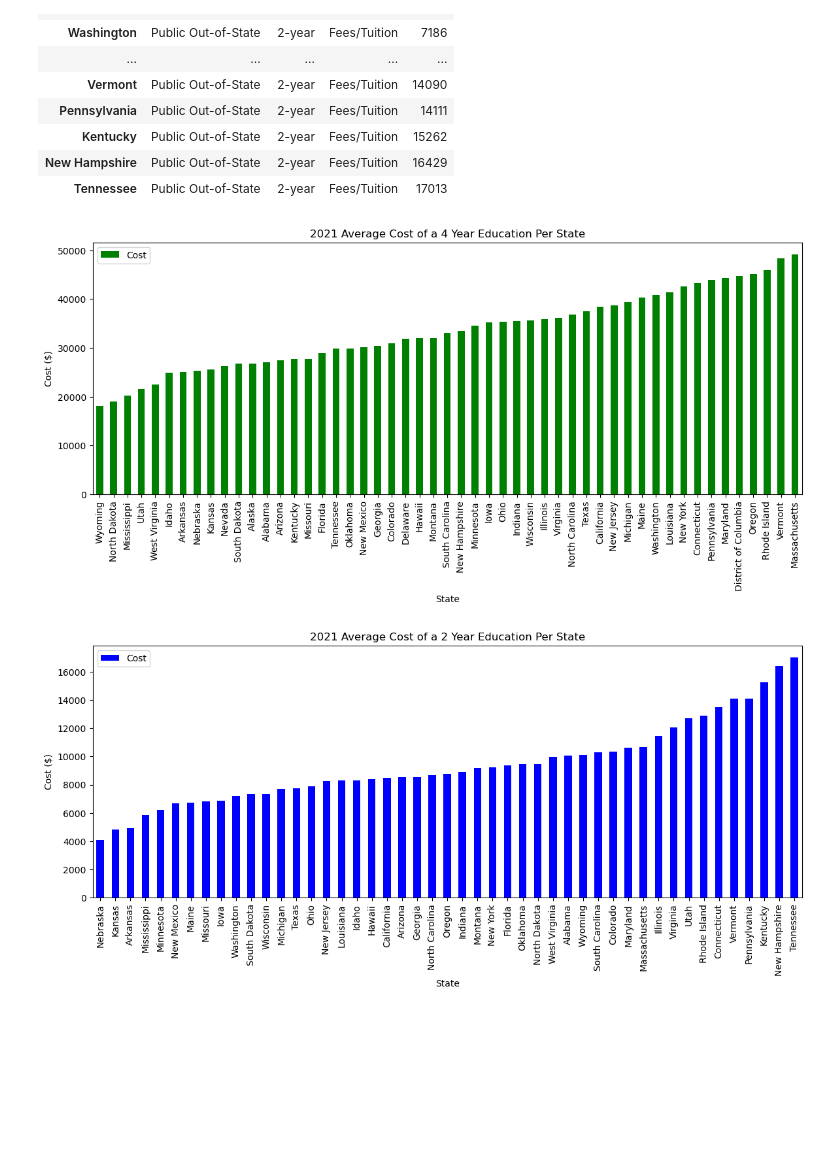
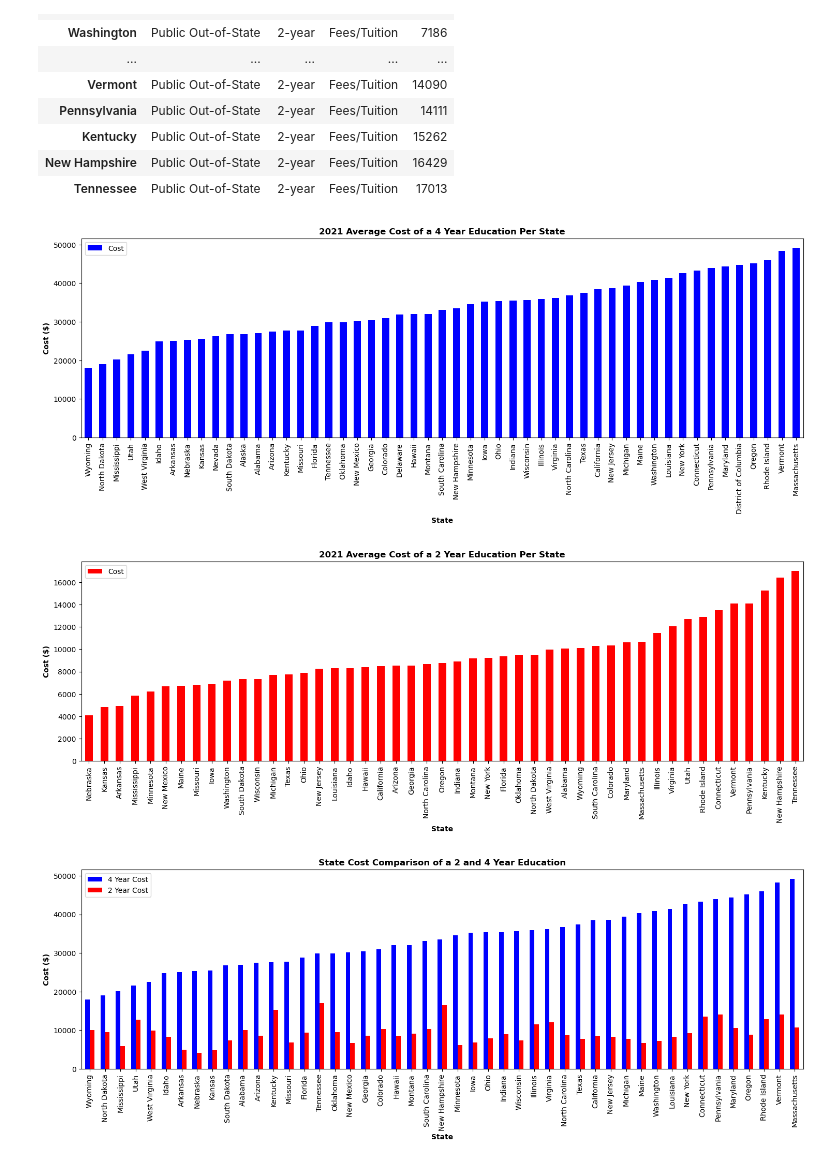
Before and after one commit to anthonybpino/Project-1-Undergrad-Student-Data, a Jupyter notebook: cost_state_2021.ipynb, the cells around one changed output. Saved outputs shown, nothing was run; the diff lists cells and outputs as text; code cells hidden in the pictures; blank space fills up the shorter version.

Commit message:
add chart comparing both 2 and 4 year education. prettied up the charts as well

```diff
--- a/cost_state_2021.ipynb
+++ b/cost_state_2021.ipynb
@@ -65,18 +65,18 @@ school_twoyear
 | New Hampshire | Public Out-of-State | 2-year | Fees/Tuition | 16429 |
 | Tennessee | Public Out-of-State | 2-year | Fees/Tuition | 17013 |
 # %%
-school_fouryear.plot.bar(figsize = (14,5), color="green")
-plt.title("2021 Average Cost of a 4 Year Education Per State")
-plt.xlabel("State")
-plt.ylabel("Cost ($)")
+school_fouryear.plot.bar(figsize = (18,5), color="blue")
+plt.title("2021 Average Cost of a 4 Year Education Per State", fontweight="bold")
+plt.xlabel("State", fontweight="bold")
+plt.ylabel("Cost ($)", fontweight="bold")
 plt.show()
 # %% [output]
-[figure, old version]
+[figure, new version]
 # %%
-school_twoyear.plot.bar(figsize = (14,5), color="blue")
-plt.title("2021 Average Cost of a 2 Year Education Per State")
-plt.xlabel("State")
-plt.ylabel("Cost ($)")
+school_twoyear.plot.bar(figsize = (18,5), color="red")
+plt.title("2021 Average Cost of a 2 Year Education Per State", fontweight="bold")
+plt.xlabel("State", fontweight="bold")
+plt.ylabel("Cost ($)", fontweight="bold")
 plt.show()
 # %% [output]
-[figure, old version]
+[figure, new version]
@@ -82,0 +86,8 @@ plt.show()
+# %%
+combined_for_plot.plot.bar(figsize = (18, 5), color=["blue", "red"], width = 0.6)
+plt.title("State Cost Comparison of a 2 and 4 Year Education", fontweight="bold")
+plt.ylabel("Cost ($)", fontweight="bold")
+plt.xlabel("State", fontweight="bold")
+plt.show()
+# %% [output]
+[figure, added]
```
Also changed, not shown: parts of 1 cell of this notebook.
